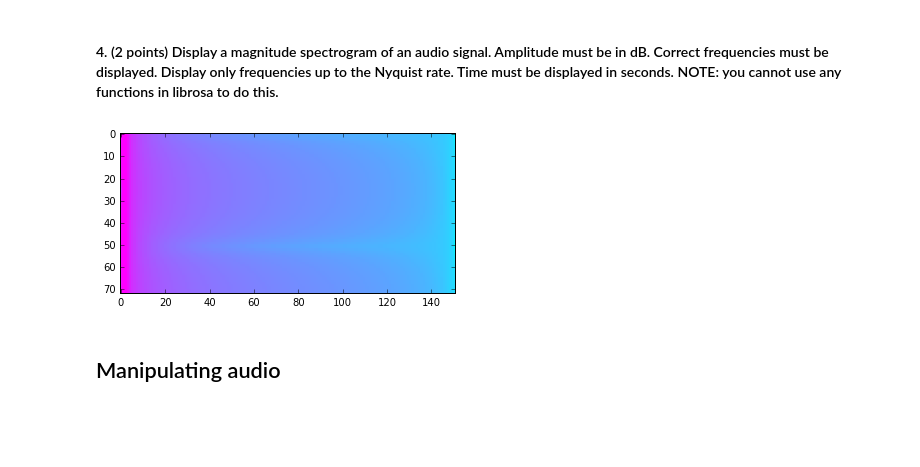
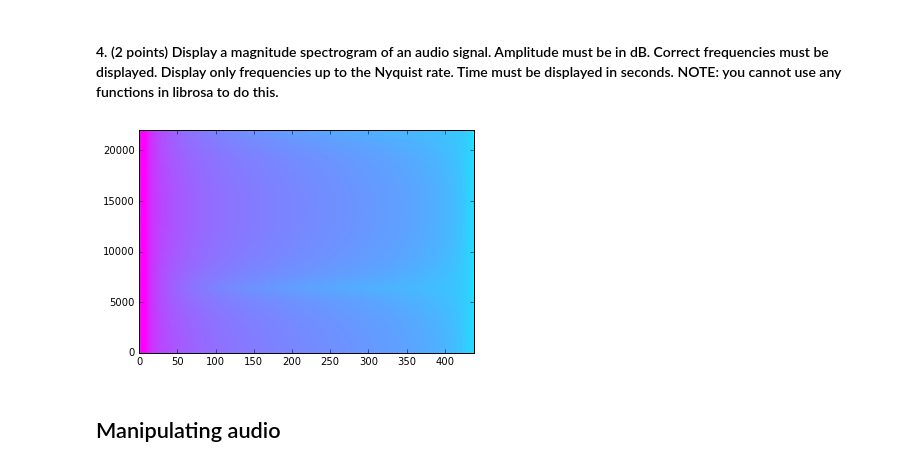
Before and after one commit to sgnachreiner/eecs352-hw2, a Jupyter notebook: HW2.ipynb, the cells around one changed output. Cells and saved outputs as stored; diff of their text form; code cells hidden in the pictures; blank space fills up the shorter version.

```diff
--- a/HW2.ipynb
+++ b/HW2.ipynb
@@ -302,35 +302,35 @@ def spectrogram(signal, window_size, hop_size, sample_rate, window_type = 'hann'
     time = 0
     for i in range(times.size):
         times[i] = time
         time += hop_size
 
     f_analysis = sample_rate*1.0/window_size
     nyquist = sample_rate/2
     freqs = np.empty(nyquist/f_analysis + 1)
 
     freq = 0
     for j in range(freqs.size):
         freqs[j] = freq
         freq += f_analysis
 
     sgram = stft(signal, window_size, hop_size)
     sgram_copy = []
     for k in range(sgram.size):
         sgram_copy.append(20*np.log10(np.abs(sgram[k][:window_size/2+1]))) #convert to decibels
 
 
     #plt.pcolormesh(np.array(sgram_copy))
     fig = plt.figure()
     ax = fig.add_subplot(111)
-    ax.imshow(np.array(sgram_copy), interpolation="nearest",cmap=plt.cm.cool)
+    ax.imshow(np.array(sgram_copy), interpolation="nearest", extent=[0,times.size*hop_size,0,nyquist], cmap=plt.cm.cool, aspect='auto')
 
     return sgram
 
 
 
 something = spectrogram(make_sinewave(220.,0.01, 44100), 300, 2, 44100)
 # %% [output]
-[figure, old version]
+[figure, new version]
 # %% [markdown]
 ## Manipulating audio
 # %% [markdown]
```
Also changed, not shown: parts of 8 cells of this notebook.
